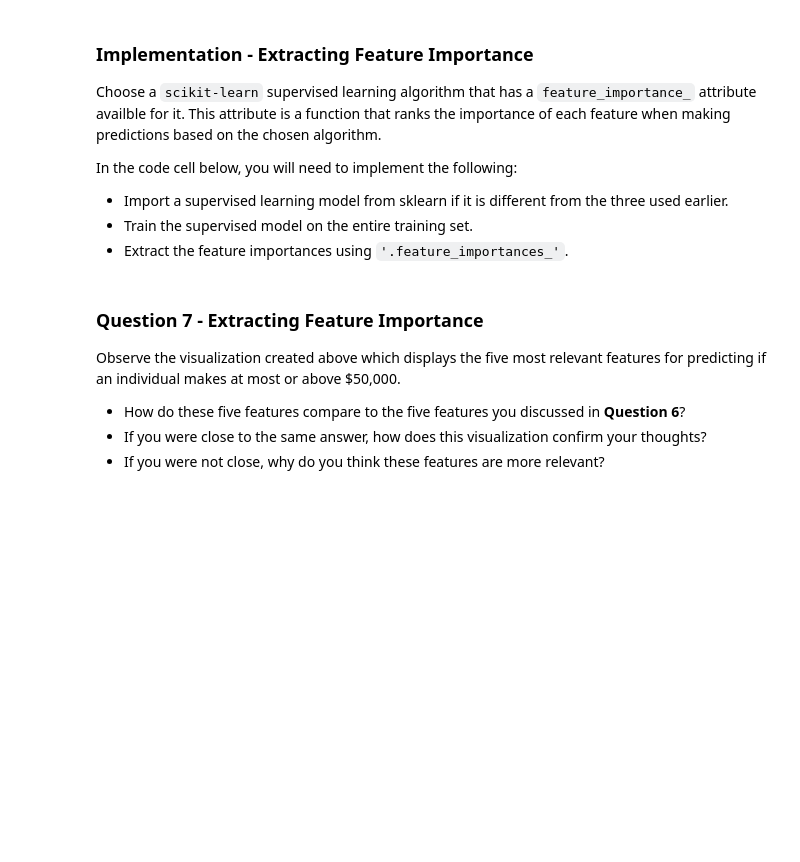
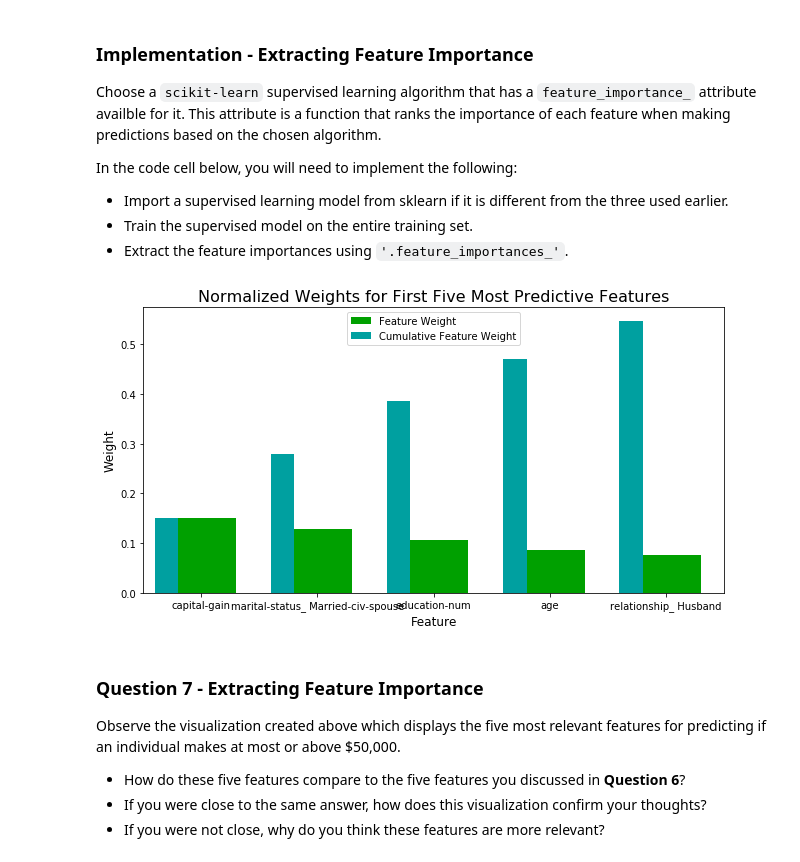
Before and after one commit to afaq404alam/DSND_Term1, a Jupyter notebook: projects/p1_charityml/finding_donors.ipynb, the cells around one changed output. Cells and saved outputs as stored; diff of their text form; code cells hidden in the pictures; blank space fills up the shorter version.

Commit message:
Update scores for model run

```diff
--- a/projects/p1_charityml/finding_donors.ipynb
+++ b/projects/p1_charityml/finding_donors.ipynb
@@ -707,16 +703,20 @@ In the code cell below, you will need to implement the following:
  - Extract the feature importances using `'.feature_importances_'`.
 # %%
 # TODO: Import a supervised learning model that has 'feature_importances_'
+from sklearn.ensemble import RandomForestClassifier
 
 
 # TODO: Train the supervised model on the training set using .fit(X_train, y_train)
-model = None
+model = RandomForestClassifier(**grid_fit.best_params_).fit(X_train, y_train)
 
 # TODO: Extract the feature importances using .feature_importances_
-importances = None
+importances = model.feature_importances_
+
 
 # Plot
 vs.feature_plot(importances, X_train, y_train)
+# %% [output]
+[figure, added]
 # %% [markdown]
 ### Question 7 - Extracting Feature Importance
 
```
Also changed, not shown: parts of 8 cells of this notebook.
